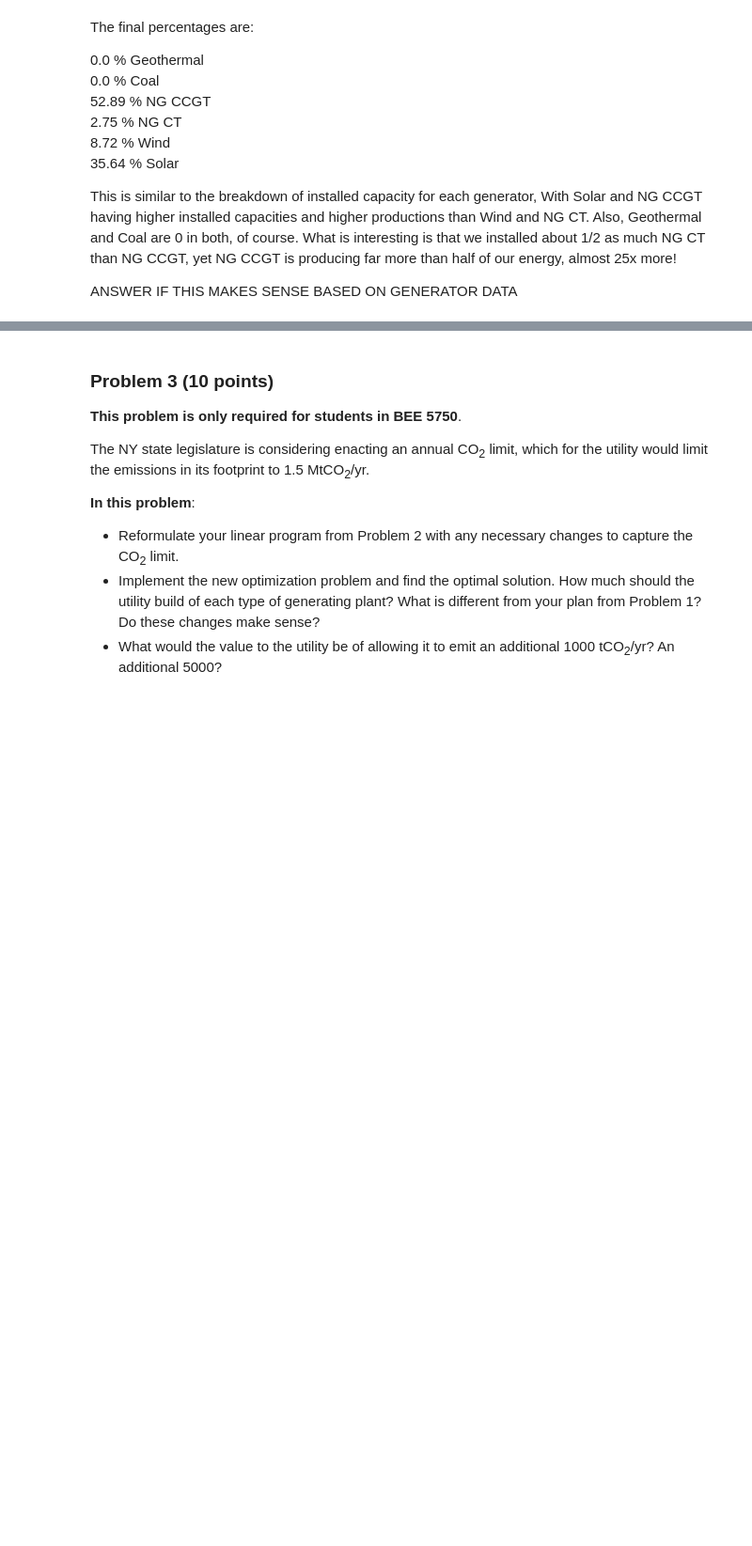
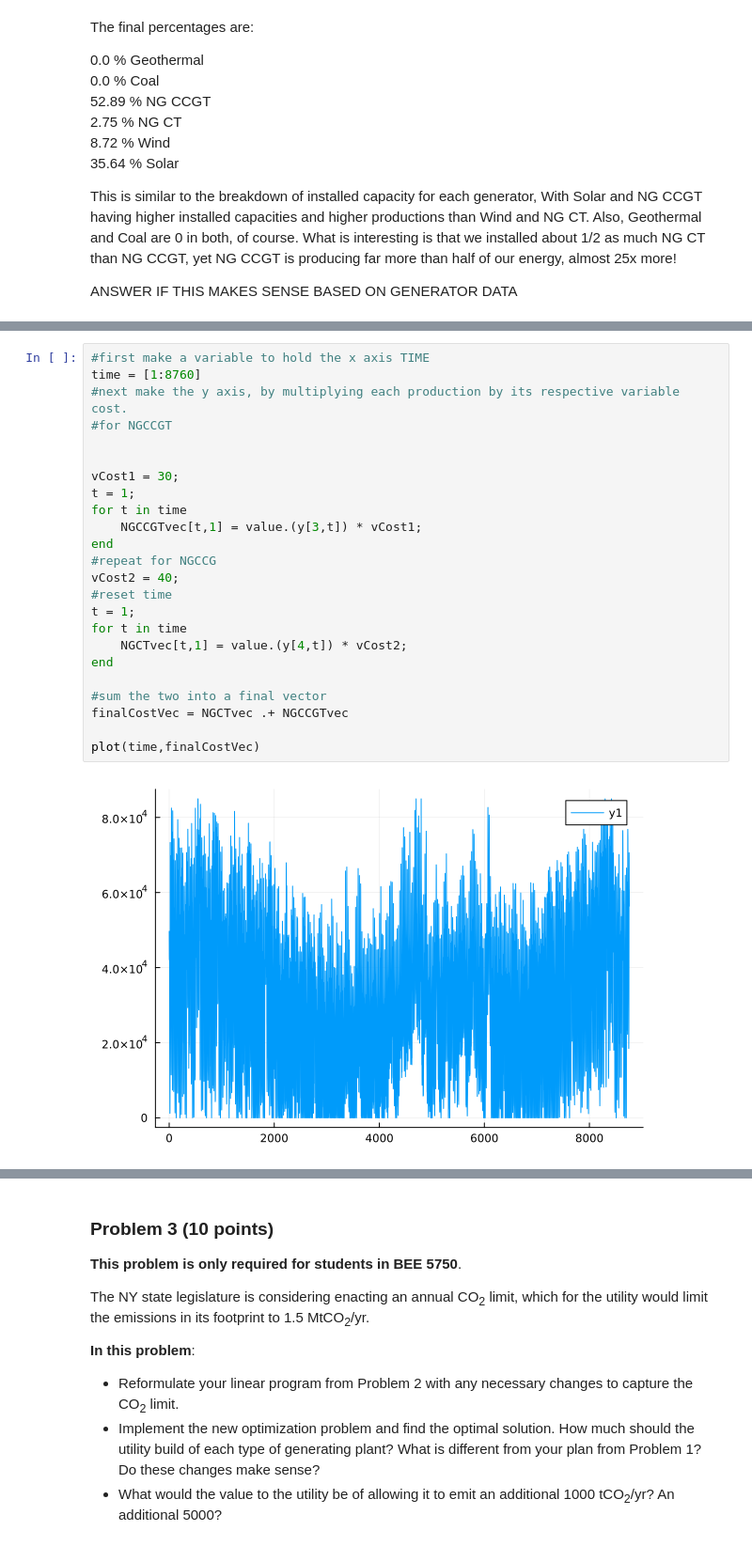
Before and after one commit to BEE4750-FA24/hw4-tiz-s-team, a Jupyter notebook: hw04.ipynb, the cells around one changed output, grey strips where cells are left out. Shown at 94% size. Drawn from its saved outputs; the diff is of its cells as text; blank space fills up the shorter version.

```diff
--- a/hw04.ipynb
+++ b/hw04.ipynb
@@ -732,0 +749,26 @@ LAST WE NEED TO PLOT THE VARIABLE COST TIMES THE PRODUCED ENERGY FOR EACH HOUR
+# %%
+#first make a variable to hold the x axis TIME
+time = [1:8760]
+#next make the y axis, by multiplying each production by its respective variable cost.
+#for NGCCGT
+
+
+vCost1 = 30;
+t = 1;
+for t in time
+    NGCCGTvec[t,1] = value.(y[3,t]) * vCost1;
+end
+#repeat for NGCCG
+vCost2 = 40;
+#reset time
+t = 1;
+for t in time
+    NGCTvec[t,1] = value.(y[4,t]) * vCost2;
+end
+
+#sum the two into a final vector
+finalCostVec = NGCTvec .+ NGCCGTvec
+
+plot(time,finalCostVec)
+# %% [output]
+[figure, added]
```
Also changed, not shown: parts of 4 cells of this notebook.
